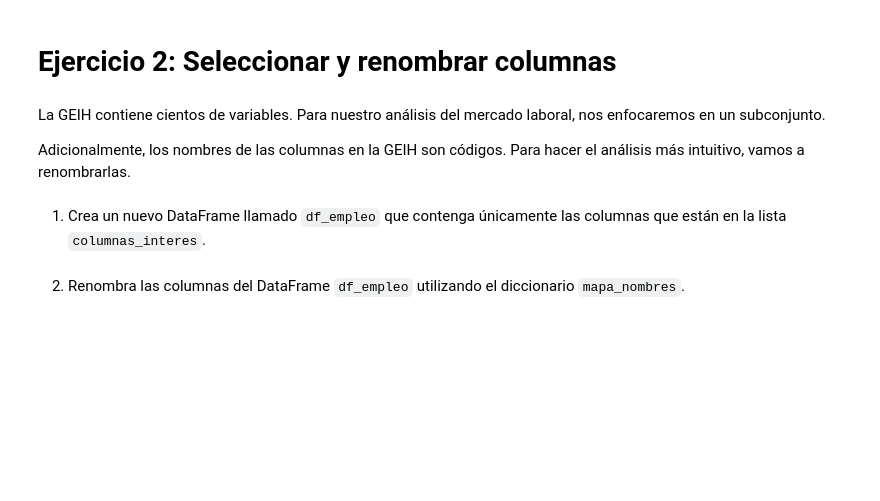
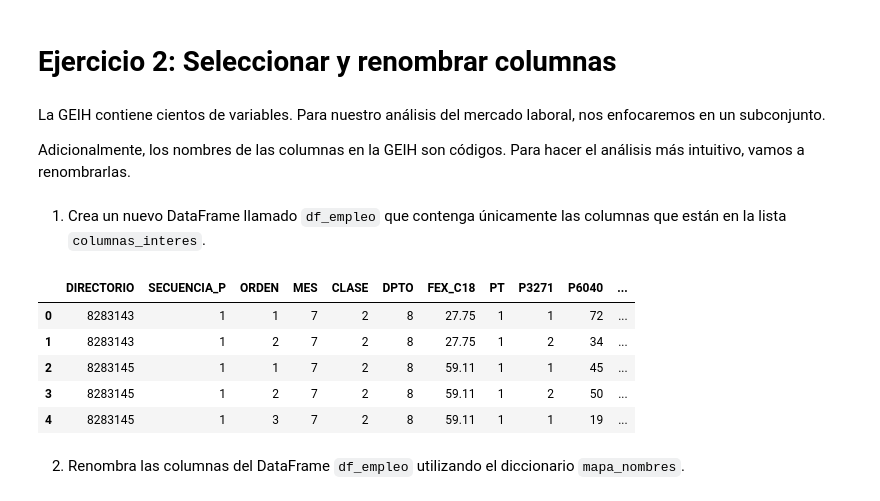
Before and after one commit to andrescristiano069-ops/Taller-Limpieza-Katherin-P-rez-Andr-s-Cristiano, a Jupyter notebook: clases/3_Analisis_y_visualizacion_datos/5_Taller_Limpieza_Transformacion_Datos.ipynb, the cells around one changed output. Cells and saved outputs as stored; diff of their text form; code cells hidden in the pictures; blank space fills up the shorter version.

```diff
--- a/clases/3_Analisis_y_visualizacion_datos/5_Taller_Limpieza_Transformacion_Datos.ipynb
+++ b/clases/3_Analisis_y_visualizacion_datos/5_Taller_Limpieza_Transformacion_Datos.ipynb
@@ -48,2 +47,7 @@ Utilice la base de la GEIH de julio a diciembre de 2025, la cual se encuentra en
+# %%
+# Que muestre todas las columnas
+pd.options.display.max_columns = None
+# En los dataframes, mostrar los float con dos decimales
+pd.options.display.float_format = '{:,.2f}'.format
 # %% [markdown]
 3.	Conéctese a su Google Drive y establezca la ruta del dataset.
@@ -73,3 +84,13 @@ columnas_interes = ['DIRECTORIO', 'SECUENCIA_P', 'ORDEN', 'MES', 'CLASE', 'DPTO'
+# %%
+df_empleo = df_geih[columnas_interes]
+df_empleo.head()
+# %% [output]
+|  | DIRECTORIO | SECUENCIA_P | ORDEN | MES | CLASE | DPTO | FEX_C18 | PT | P3271 | P6040 | ... |
+| 0 | 8283143 | 1 | 1 | 7 | 2 | 8 | 27.75 | 1 | 1 | 72 | ... |
+| 1 | 8283143 | 1 | 2 | 7 | 2 | 8 | 27.75 | 1 | 2 | 34 | ... |
+| 2 | 8283145 | 1 | 1 | 7 | 2 | 8 | 59.11 | 1 | 1 | 45 | ... |
+| 3 | 8283145 | 1 | 2 | 7 | 2 | 8 | 59.11 | 1 | 2 | 50 | ... |
+| 4 | 8283145 | 1 | 3 | 7 | 2 | 8 | 59.11 | 1 | 1 | 19 | ... |
 # %% [markdown]
 2. Renombra las columnas del DataFrame `df_empleo` utilizando el diccionario `mapa_nombres`.
 # %%
```
Also changed, not shown: parts of 58 cells of this notebook.
